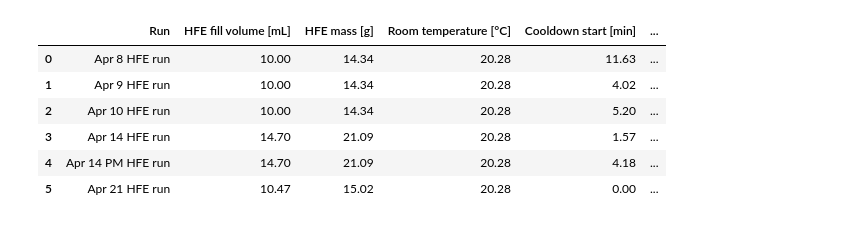
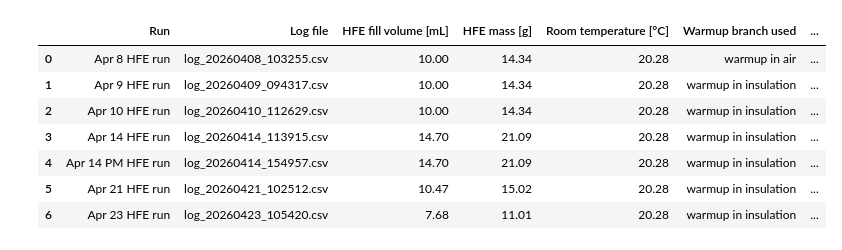
Before and after one commit to Pocar-Lab/hfe-system, a Jupyter notebook: analysis/notebooks/hfe7200_ln2_dip.ipynb, the cells around one changed output. Saved outputs shown, nothing was run; the diff lists cells and outputs as text; code cells hidden in the pictures.

```diff
--- a/analysis/notebooks/hfe7200_ln2_dip.ipynb
+++ b/analysis/notebooks/hfe7200_ln2_dip.ipynb
@@ -926,23 +42,17 @@ for name, spec in all_run_specs.items():
 # %%
 display(
-    run_summary.style.format(
-        {
-            'HFE fill volume [mL]': '{:.2f}',
-            'HFE mass [g]': '{:.2f}',
-            'Room temperature [°C]': '{:.2f}',
-            'Cooldown start [min]': '{:.2f}',
-            'Turnaround [min]': '{:.2f}',
-            'Calibrated minimum [°C]': '{:.2f}',
-            'Calibrated maximum [°C]': '{:.2f}',
-            'Final calibrated temperature [°C]': '{:.2f}',
-        }
-    )
+    review.setup_table.style.format({
+        'HFE fill volume [mL]': '{:.2f}',
+        'HFE mass [g]': '{:.2f}',
+        'Room temperature [°C]': '{:.2f}',
+    })
 )
 # %% [output]
-|  | Run | HFE fill volume [mL] | HFE mass [g] | Room temperature [°C] | Cooldown start [min] | ... |
-| 0 | Apr 8 HFE run | 10.00 | 14.34 | 20.28 | 11.63 | ... |
-| 1 | Apr 9 HFE run | 10.00 | 14.34 | 20.28 | 4.02 | ... |
-| 2 | Apr 10 HFE run | 10.00 | 14.34 | 20.28 | 5.20 | ... |
-| 3 | Apr 14 HFE run | 14.70 | 21.09 | 20.28 | 1.57 | ... |
-| 4 | Apr 14 PM HFE run | 14.70 | 21.09 | 20.28 | 4.18 | ... |
-| 5 | Apr 21 HFE run | 10.47 | 15.02 | 20.28 | 0.00 | ... |
+|  | Run | Log file | HFE fill volume [mL] | HFE mass [g] | Room temperature [°C] | Warmup branch used | ... |
+| 0 | Apr 8 HFE run | log_20260408_103255.csv | 10.00 | 14.34 | 20.28 | warmup in air | ... |
+| 1 | Apr 9 HFE run | log_20260409_094317.csv | 10.00 | 14.34 | 20.28 | warmup in insulation | ... |
+| 2 | Apr 10 HFE run | log_20260410_112629.csv | 10.00 | 14.34 | 20.28 | warmup in insulation | ... |
+| 3 | Apr 14 HFE run | log_20260414_113915.csv | 14.70 | 21.09 | 20.28 | warmup in insulation | ... |
+| 4 | Apr 14 PM HFE run | log_20260414_154957.csv | 14.70 | 21.09 | 20.28 | warmup in insulation | ... |
+| 5 | Apr 21 HFE run | log_20260421_102512.csv | 10.47 | 15.02 | 20.28 | warmup in insulation | ... |
+| 6 | Apr 23 HFE run | log_20260423_105420.csv | 7.68 | 11.01 | 20.28 | warmup in insulation | ... |
```
Also changed, not shown: parts of 27 cells of this notebook, 13 other files.
